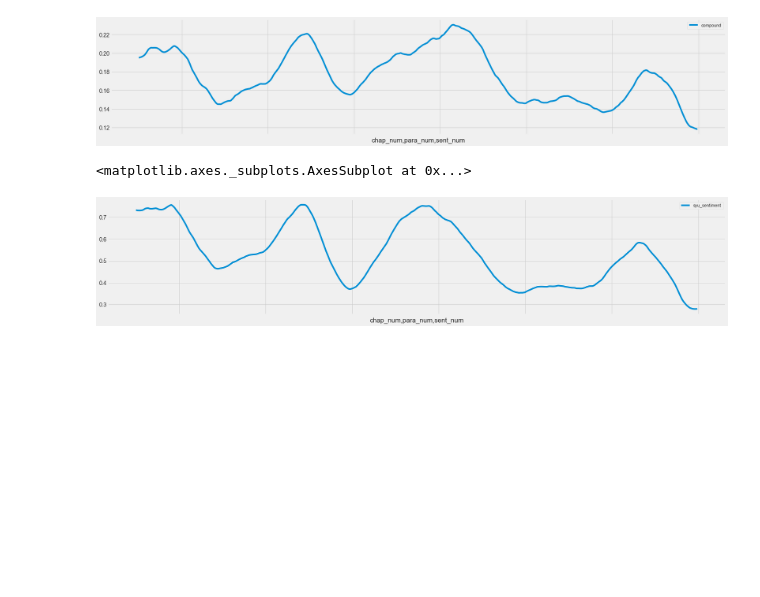
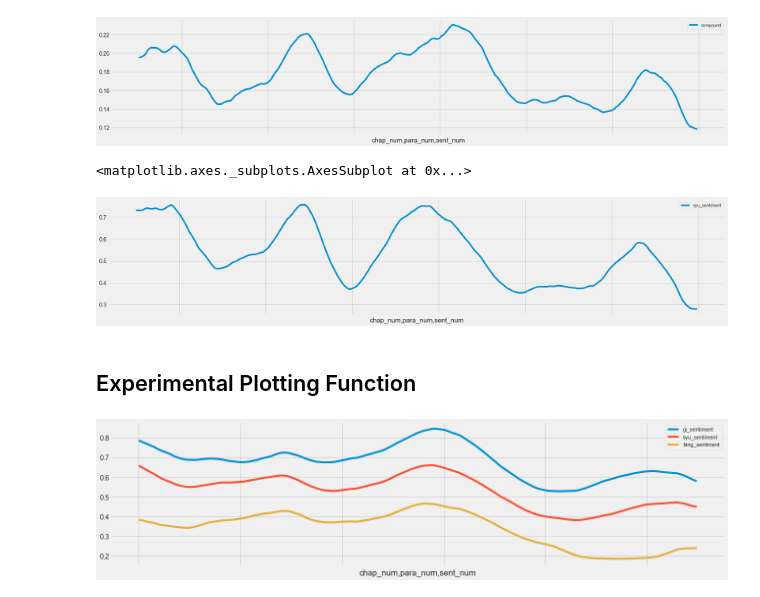
Before and after one commit to UVA-DSI/DS5559, a Jupyter notebook: labs/2019-04-11_Lab11/DS5559_Syuzhet_PERSUASION.ipynb, the cells around one changed output. Drawn from its saved outputs; the diff is of its cells as text; code cells hidden in the pictures; blank space fills up the shorter version.

```diff
--- a/labs/2019-04-11_Lab11/DS5559_Syuzhet_PERSUASION.ipynb
+++ b/labs/2019-04-11_Lab11/DS5559_Syuzhet_PERSUASION.ipynb
@@ -676,3 +671,21 @@ by_sent[emo].fillna(0).rolling(**CFG1).mean().plot(**FIG)
 # %% [output]
 <matplotlib.axes._subplots.AxesSubplot at 0x...>
 [figure]
+# %% [markdown]
+## Experimental Plotting Function
+# %%
+def  plot_sentiment(emo_col, type='sent'):
+    if type == 'sent':
+        by_sent[emo_col].fillna(0).rolling(**CFG1).mean().plot(**FIG)
+    elif type == 'tokens':
+        tokens[emo_col].fillna(0).rolling(**CFG2).mean().plot(**FIG)
+    elif type == 'kde':
+        PLOTS[emo_col].plot(**FIG)
+    else:
+        pass
+# %%
+plot_sentiment('gi_sentiment')
+plot_sentiment('syu_sentiment')
+plot_sentiment('bing_sentiment')
+# %% [output]
+[figure, added]
```
Also changed, not shown: parts of 7 cells of this notebook, 2 other files.
